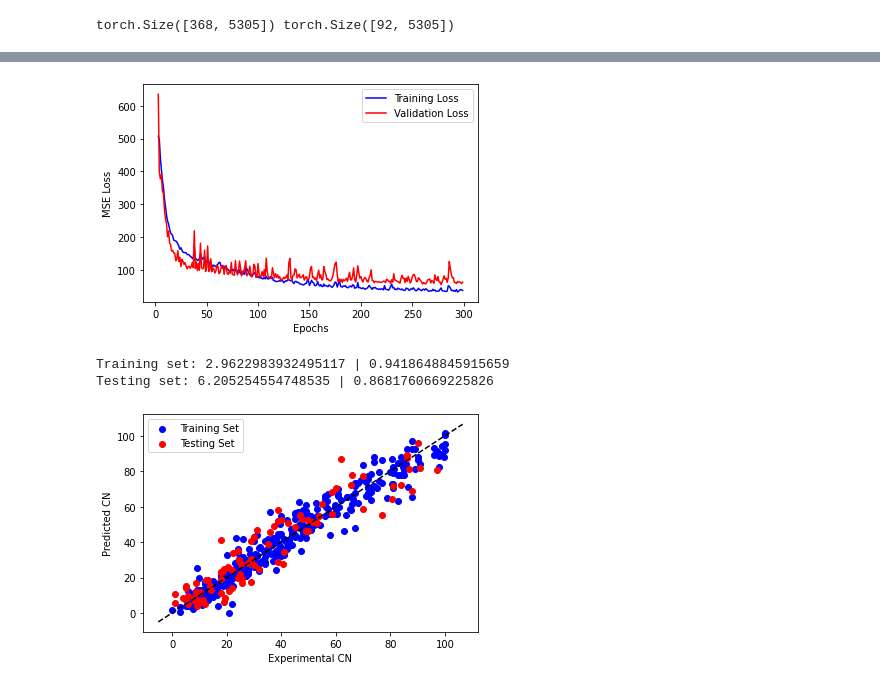
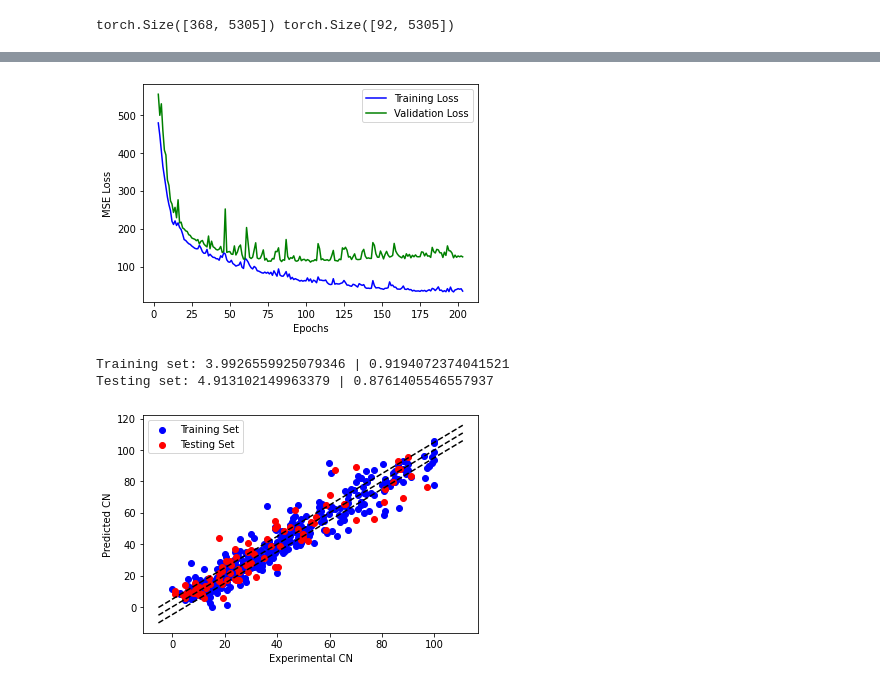
Before and after one commit to ECRL/publication_procedures, a Jupyter notebook: ICEF2021-67785/train_cn.ipynb, the cells around one changed output, grey strips where cells are left out. Saved outputs shown, nothing was run; the diff lists cells and outputs as text; code cells hidden in the pictures.

```diff
--- a/ICEF2021-67785/train_cn.ipynb
+++ b/ICEF2021-67785/train_cn.ipynb
@@ -56,6 +56,6 @@ model = ECNet(dataset_train.desc_vals.shape[1], dataset_train.target_vals.shape[
               64, 1)
 train_loss, valid_loss = model.fit(
     dataset=dataset_train, valid_size=0.2, verbose=10,
-    patience=50, epochs=300, random_state=12, lr=0.001, lr_decay=1e-8
+    patience=100, epochs=500, random_state=24, lr=0.001, lr_decay=1e-8
 )
 # %% [output]
@@ -84,11 +84,11 @@ epoch = [i for i in range(3, len(train_loss) + 3)]
 plt.xlabel('Epochs')
 plt.ylabel('MSE Loss')
 plt.plot(epoch, train_loss, color='blue', label='Training Loss')
-plt.plot(epoch, valid_loss, color='red', label='Validation Loss')
+plt.plot(epoch, valid_loss, color='green', label='Validation Loss')
 plt.legend(loc='upper right')
 plt.show()
 # %% [output]
-[figure, old version]
+[figure, new version]
 # %%
 y_hat_train = model(dataset_train.desc_vals).detach().numpy()
 y_train = dataset_train.target_vals.numpy()
@@ -102,20 +102,22 @@ r2_test = r2_score(y_hat_test, y_test)
 print(f'Training set: {mae_train} | {r2_train}')
 print(f'Testing set: {mae_test} | {r2_test}')
 # %% [output]
-Training set: 2.9622983932495117 | 0.9418648845915659
-Testing set: 6.205254554748535 | 0.8681760669225826
+Training set: 3.9926559925079346 | 0.9194072374041521
+Testing set: 4.913102149963379 | 0.8761405546557937
 # %%
 min_val = min(min(y_hat_train), min(y_train)) - 0.05 * max(max(y_hat_train), max(y_train))
 max_val = max(max(y_hat_train), max(y_train)) + 0.05 * max(max(y_hat_train), max(y_train))
 plt.clf()
 plt.xlabel('Experimental CN')
 plt.ylabel('Predicted CN')
 plt.plot([min_val, max_val], [min_val, max_val], 'k--')
+plt.plot([min_val, max_val], [min_val + mae_test, max_val + mae_test], 'k--')
+plt.plot([min_val, max_val], [min_val - mae_test, max_val - mae_test], 'k--')
 plt.scatter(y_train, y_hat_train, color='blue', label='Training Set')
 plt.scatter(y_test, y_hat_test, color='red', label='Testing Set')
 plt.legend(loc='upper left')
 plt.show()
 # %% [output]
-[figure, old version]
+[figure, new version]
 # %%
 model.save('_models/cn.pt')
```
Also changed, not shown: parts of 3 cells of this notebook, 15 other files.
